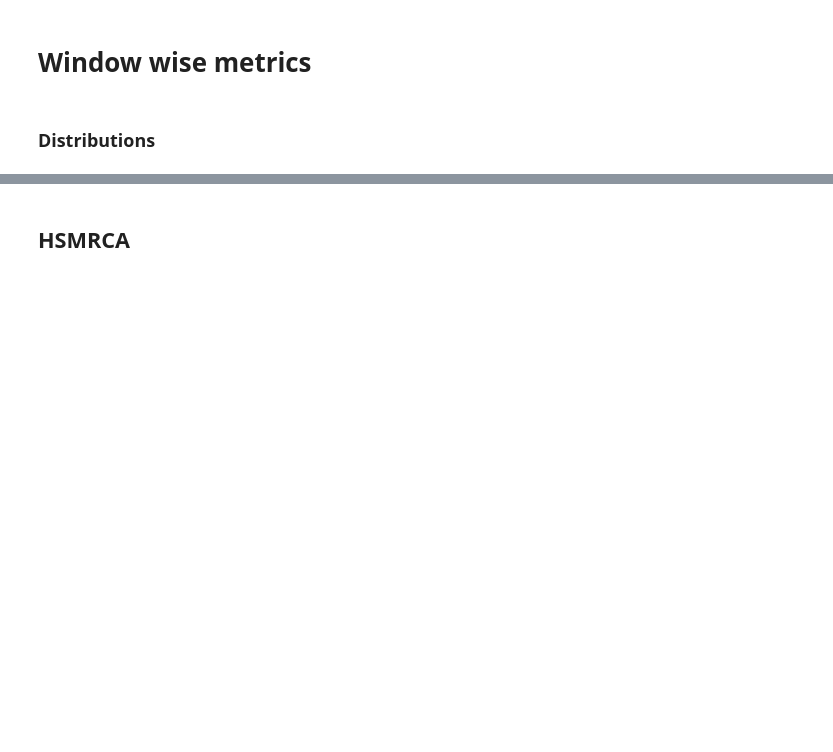
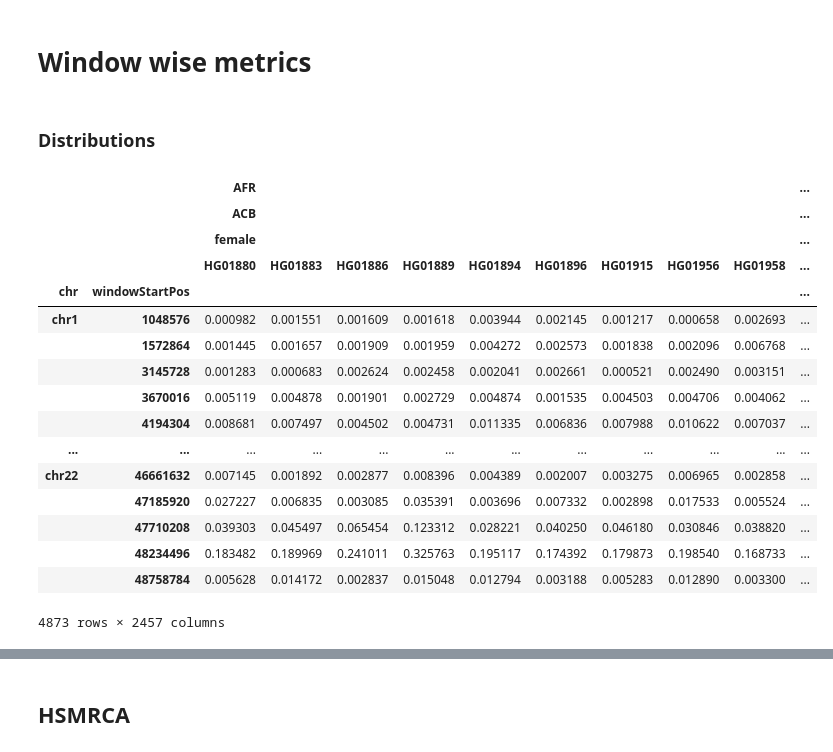
Before and after one commit to erin-n-gilbertson/3DGenome-diversity, a Jupyter notebook: activeNotebooks/AncestralPairAnalysis_new.ipynb, the cells around one changed output, grey strips where cells are left out. Drawn from its saved outputs; the diff is of its cells as text; code cells hidden in the pictures; blank space fills up the shorter version.

```diff
--- a/activeNotebooks/AncestralPairAnalysis_new.ipynb
+++ b/activeNotebooks/AncestralPairAnalysis_new.ipynb
@@ -455,3 +476,23 @@ anc_div = 1-anc_spear
 # ref_spear = pd.read_table('/wynton/group/capra/projects/modern_human_3Dgenome/results/comp_tables/ref_window_spearman.csv'
 #                     , sep=',', header=[0,1,2,3], index_col=[0,1])
 # ref_div = 1-ref_spear
+# %%
+anc_div
+# %% [output]
+|  |  | AFR |  |  |  |  |  |  |  |  | ... |
+|  |  | ACB |  |  |  |  |  |  |  |  | ... |
+|  |  | female |  |  |  |  |  |  |  |  | ... |
+|  |  | HG01880 | HG01883 | HG01886 | HG01889 | HG01894 | HG01896 | HG01915 | HG01956 | HG01958 | ... |
+| chr | windowStartPos |  |  |  |  |  |  |  |  |  | ... |
+| chr1 | 1048576 | 0.000982 | 0.001551 | 0.001609 | 0.001618 | 0.003944 | 0.002145 | 0.001217 | 0.000658 | 0.002693 | ... |
+|  | 1572864 | 0.001445 | 0.001657 | 0.001909 | 0.001959 | 0.004272 | 0.002573 | 0.001838 | 0.002096 | 0.006768 | ... |
+|  | 3145728 | 0.001283 | 0.000683 | 0.002624 | 0.002458 | 0.002041 | 0.002661 | 0.000521 | 0.002490 | 0.003151 | ... |
+|  | 3670016 | 0.005119 | 0.004878 | 0.001901 | 0.002729 | 0.004874 | 0.001535 | 0.004503 | 0.004706 | 0.004062 | ... |
+|  | 4194304 | 0.008681 | 0.007497 | 0.004502 | 0.004731 | 0.011335 | 0.006836 | 0.007988 | 0.010622 | 0.007037 | ... |
+| ... | ... | ... | ... | ... | ... | ... | ... | ... | ... | ... | ... |
+| chr22 | 46661632 | 0.007145 | 0.001892 | 0.002877 | 0.008396 | 0.004389 | 0.002007 | 0.003275 | 0.006965 | 0.002858 | ... |
+|  | 47185920 | 0.027227 | 0.006835 | 0.003085 | 0.035391 | 0.003696 | 0.007332 | 0.002898 | 0.017533 | 0.005524 | ... |
+|  | 47710208 | 0.039303 | 0.045497 | 0.065454 | 0.123312 | 0.028221 | 0.040250 | 0.046180 | 0.030846 | 0.038820 | ... |
+|  | 48234496 | 0.183482 | 0.189969 | 0.241011 | 0.325763 | 0.195117 | 0.174392 | 0.179873 | 0.198540 | 0.168733 | ... |
+|  | 48758784 | 0.005628 | 0.014172 | 0.002837 | 0.015048 | 0.012794 | 0.003188 | 0.005283 | 0.012890 | 0.003300 | ... |
+4873 rows × 2457 columns
```
Also changed, not shown: parts of 13 cells of this notebook, 2 other files.
